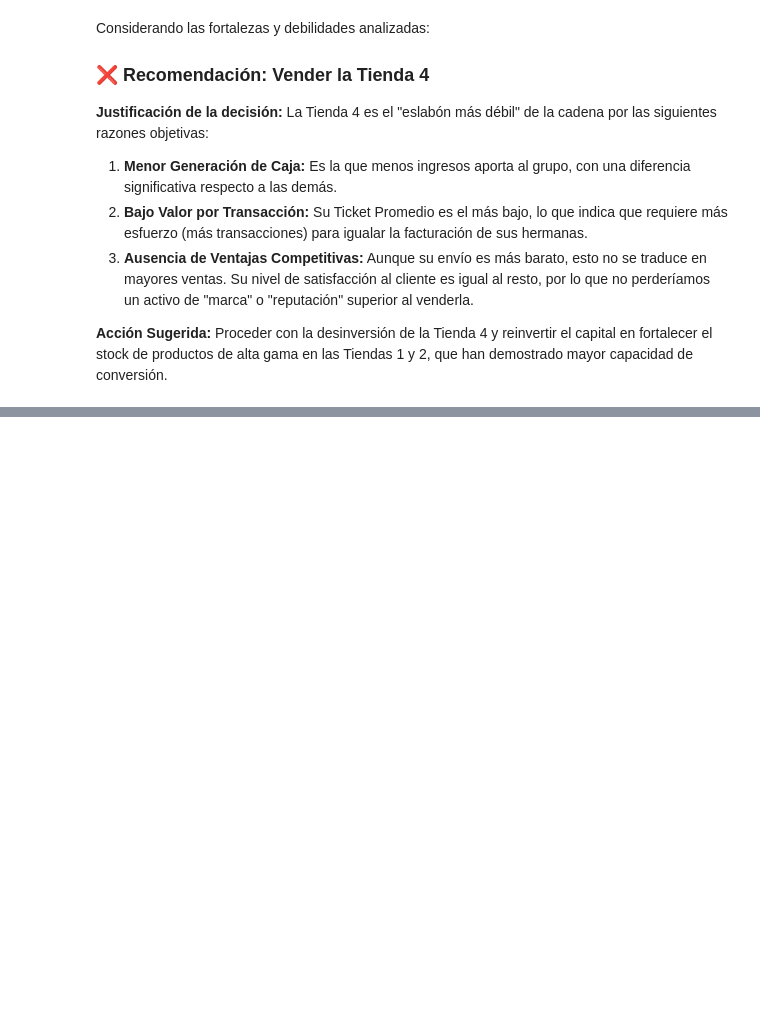
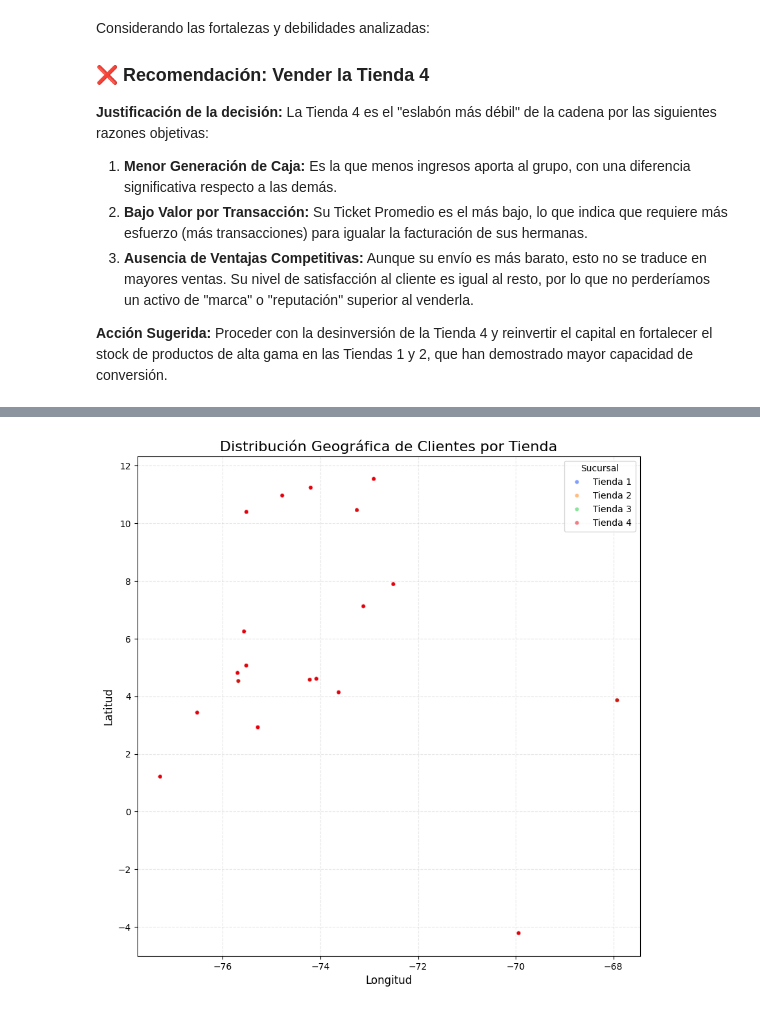
Before and after one commit to MiyoBran/alura-store-desafio, a Jupyter notebook: AluraStoreLatam.ipynb, the cells around one changed output, grey strips where cells are left out. Drawn from its saved outputs; the diff is of its cells as text; code cells hidden in the pictures; blank space fills up the shorter version.

```diff
--- a/AluraStoreLatam.ipynb
+++ b/AluraStoreLatam.ipynb
@@ -564,0 +574,18 @@ La Tienda 4 es el "eslabón más débil" de la cadena por las siguientes razones
+# %%
+# Configuración del lienzo (más cuadrado para simular un mapa)
+plt.figure(figsize=(10, 10))
+
+# Graficamos latitud vs longitud
+# alpha=0.5 hace los puntos semitransparentes para ver dónde hay mucha concentración (se oscurece)
+sns.scatterplot(x='lon', y='lat', data=df_consolidado, hue='Sucursal', palette='bright', alpha=0.5, s=20)
+
+plt.title('Distribución Geográfica de Clientes por Tienda', fontsize=16)
+plt.xlabel('Longitud', fontsize=12)
+plt.ylabel('Latitud', fontsize=12)
+
+# Añadimos una cuadrícula para referencia
+plt.grid(True, linestyle='--', alpha=0.3)
+
+plt.show()
+# %% [output]
+[figure, added]
```
Also changed, not shown: parts of 12 cells of this notebook.
